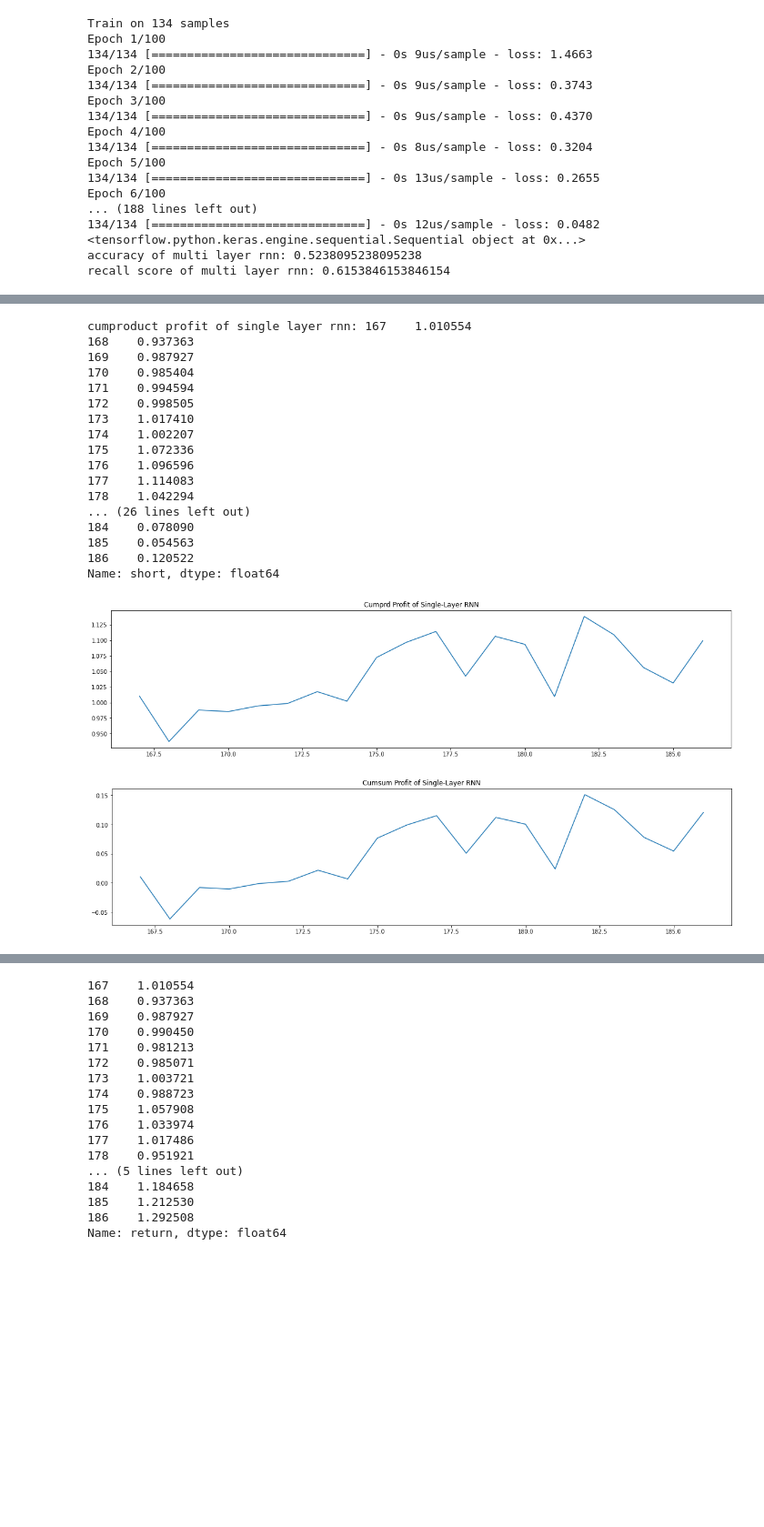
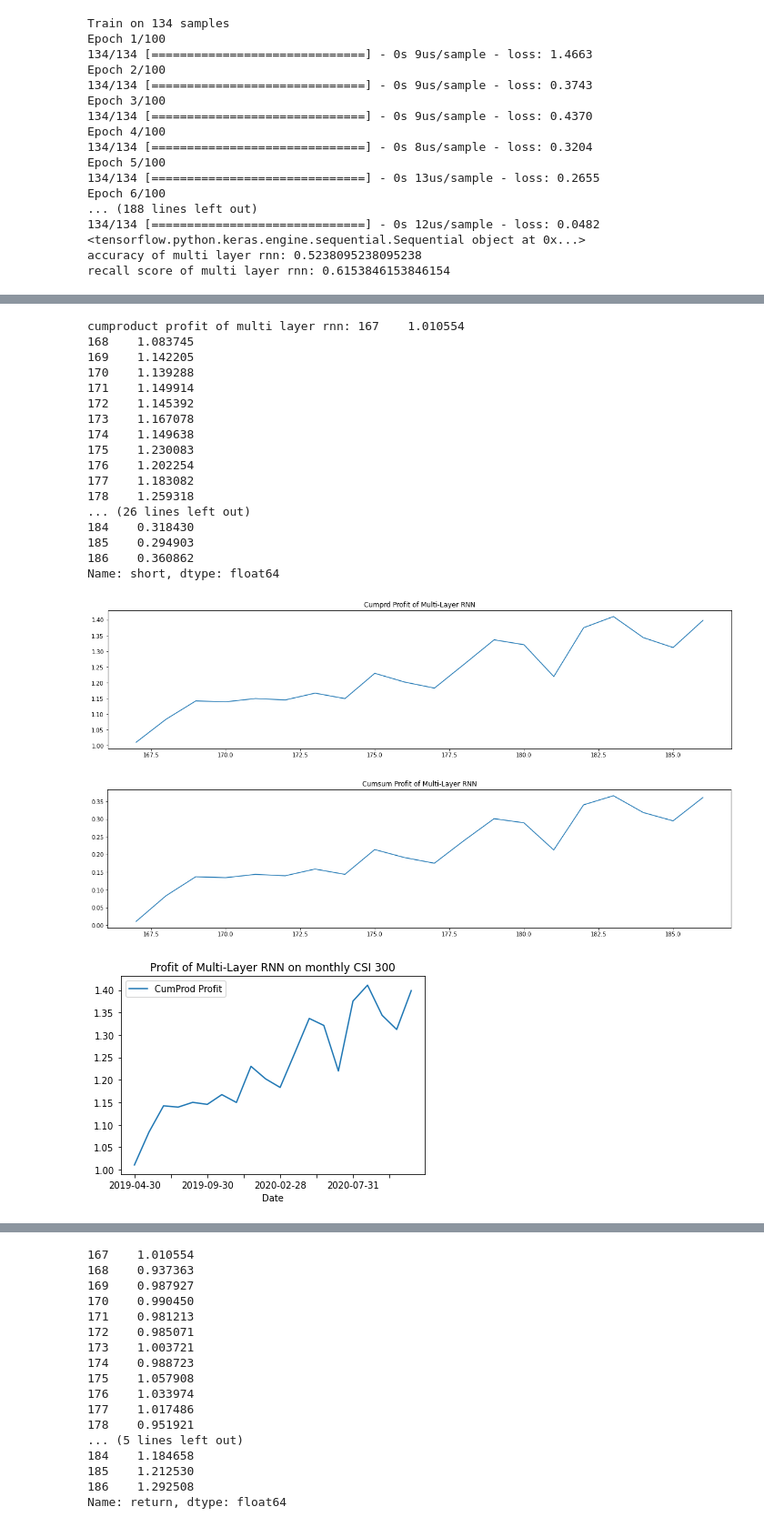
Before and after one commit to CeciSC/LSTMEquityIndexPrediction, a Jupyter notebook: csi300_RNN_monthly.ipynb, the cells around one changed output, grey strips where cells are left out. Shown at 91% size. Drawn from its saved outputs; the diff is of its cells as text; code cells hidden in the pictures; blank space fills up the shorter version.

```diff
--- a/csi300_RNN_monthly.ipynb
+++ b/csi300_RNN_monthly.ipynb
@@ -439,45 +497,51 @@ Name: short, dtype: float64
 # %%
 res=pd.DataFrame(columns=['return','signal','multiply','-signal'],index=ret.index)
 res['return']=ret
-res['signal']=single_layer_rnn_preds[:-1]
+res['signal']=rnn_preds[:-1]
 res['-signal']=1
 res['multiply']=res['return']*res['signal']+res['-signal']
 res['sum']=res['return']*res['signal']
 res['short']=(res['signal']-1/2)*2*res['return']
 cumpprofit=res['short']+1
 cumpprofit=cumpprofit.cumprod()
-print('cumproduct profit of single layer rnn:', cumpprofit)
+print('cumproduct profit of multi layer rnn:', cumpprofit)
 cumsprofit=res['short']
 cumsprofit=cumsprofit.cumsum()
-print('cumsum profit of single layer rnn:', cumsprofit)
+print('cumsum profit of multi layer rnn:', cumsprofit)
 
 fig = plt.figure(figsize=(20,10))
 ax0 = fig.add_subplot(2,1,1)
 ax0.plot(cumpprofit)
-ax0.set_title('Cumprd Profit of Single-Layer RNN')
+ax0.set_title('Cumprd Profit of Multi-Layer RNN')
 plt.show()
 fig = plt.figure(figsize=(20,10))
 ax1 = fig.add_subplot(2,1,1)
 ax1.plot(cumsprofit)
-ax1.set_title('Cumsum Profit of Single-Layer RNN')
+ax1.set_title('Cumsum Profit of Multi-Layer RNN')
 plt.show()
+profit_df = pd.DataFrame(columns=['Date', 'profit'])
+profit_df['Date'] = date
+profit_df['CumProd Profit'] = cumpprofit.values
+profit_df.plot(x = 'Date', y = 'CumProd Profit', title = 'Profit of Multi-Layer RNN on monthly CSI 300')
+plt.show()
 # %% [output]
-cumproduct profit of single layer rnn: 167    1.010554
-168    0.937363
-169    0.987927
-170    0.985404
-171    0.994594
-172    0.998505
-173    1.017410
-174    1.002207
-175    1.072336
-176    1.096596
-177    1.114083
-178    1.042294
+cumproduct profit of multi layer rnn: 167    1.010554
+168    1.083745
+169    1.142205
+170    1.139288
+171    1.149914
+172    1.145392
+173    1.167078
+174    1.149638
+175    1.230083
+176    1.202254
+177    1.183082
+178    1.259318
 ... (26 lines left out)
-184    0.078090
-185    0.054563
-186    0.120522
+184    0.318430
+185    0.294903
+186    0.360862
 Name: short, dtype: float64
-[figure, old version]
+[figure, new version]
-[figure, old version]
+[figure, new version]
+[figure, added]
```
Also changed, not shown: parts of 4 cells of this notebook.
